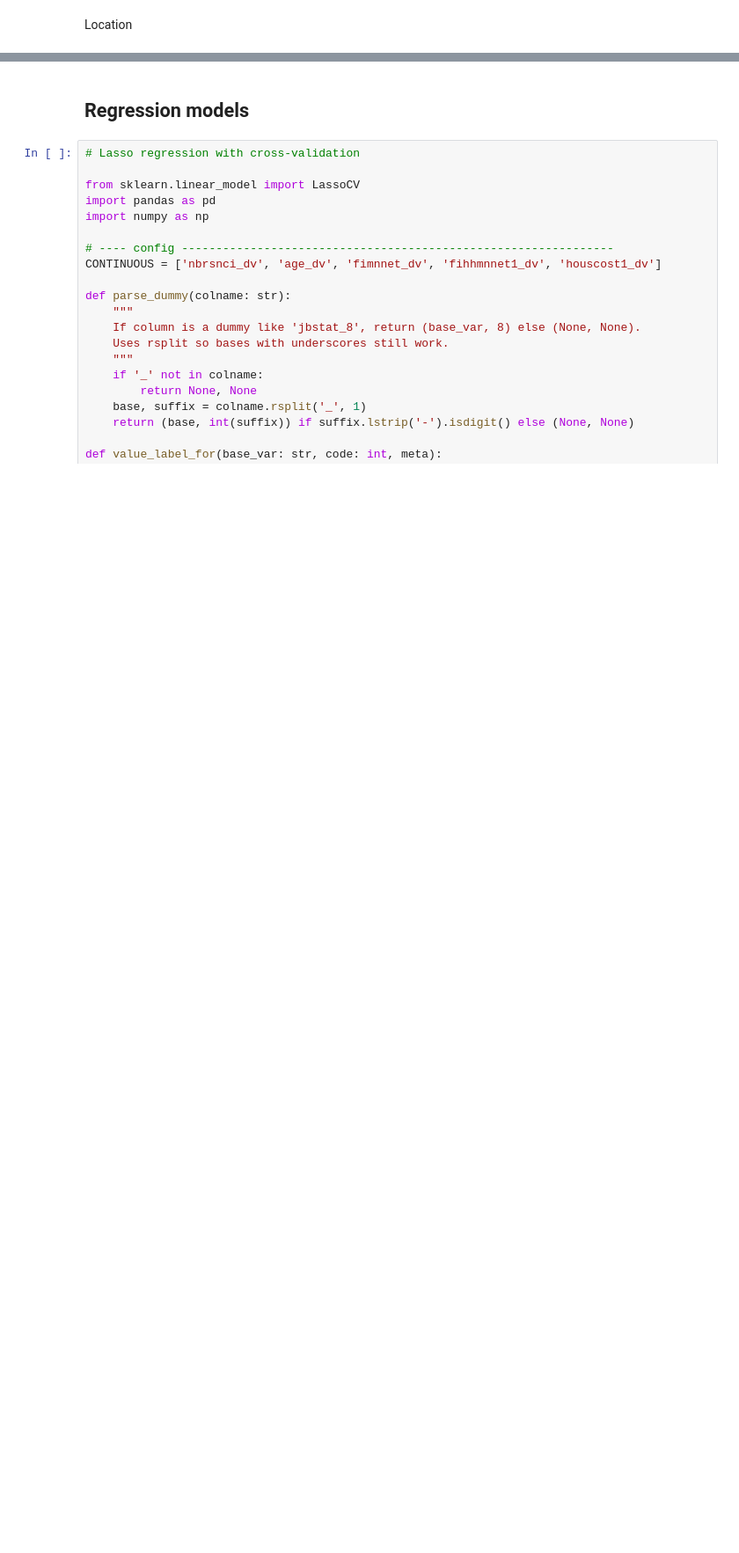
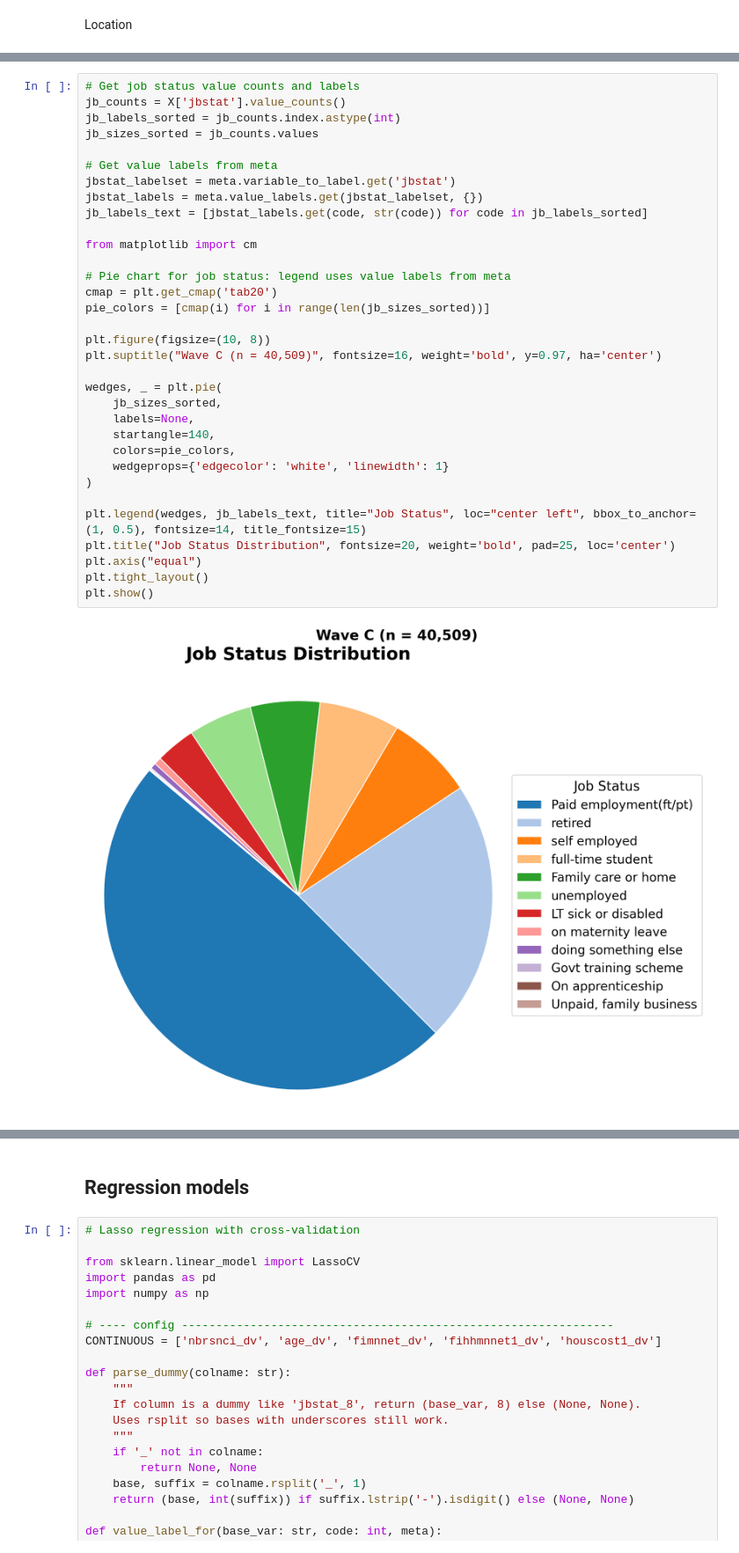
Before and after one commit to arikatz123/ukhls_informal_institutions_project, a Jupyter notebook: notebooks/refined_data_processing.ipynb, the cells around one changed output, grey strips where cells are left out. Shown at 88% size. Cells and saved outputs as stored; diff of their text form; blank space fills up the shorter version.

```diff
--- a/notebooks/refined_data_processing.ipynb
+++ b/notebooks/refined_data_processing.ipynb
@@ -241 +363,36 @@ Location
+# %%
+# Get job status value counts and labels
+jb_counts = X['jbstat'].value_counts()
+jb_labels_sorted = jb_counts.index.astype(int)
+jb_sizes_sorted = jb_counts.values
+
+# Get value labels from meta
+jbstat_labelset = meta.variable_to_label.get('jbstat')
+jbstat_labels = meta.value_labels.get(jbstat_labelset, {})
+jb_labels_text = [jbstat_labels.get(code, str(code)) for code in jb_labels_sorted]
+
+from matplotlib import cm
+
+# Pie chart for job status: legend uses value labels from meta
+cmap = plt.get_cmap('tab20')
+pie_colors = [cmap(i) for i in range(len(jb_sizes_sorted))]
+
+plt.figure(figsize=(10, 8))
+plt.suptitle("Wave C (n = 40,509)", fontsize=16, weight='bold', y=0.97, ha='center')
+
+wedges, _ = plt.pie(
+    jb_sizes_sorted,
+    labels=None,
+    startangle=140,
+    colors=pie_colors,
+    wedgeprops={'edgecolor': 'white', 'linewidth': 1}
+)
+
+plt.legend(wedges, jb_labels_text, title="Job Status", loc="center left", bbox_to_anchor=(1, 0.5), fontsize=14, title_fontsize=15)
+plt.title("Job Status Distribution", fontsize=20, weight='bold', pad=25, loc='center')
+plt.axis("equal")
+plt.tight_layout()
+plt.show()
+# %% [output]
+[figure, added]
 # %% [markdown]
```
Also changed, not shown: parts of 23 cells of this notebook.
